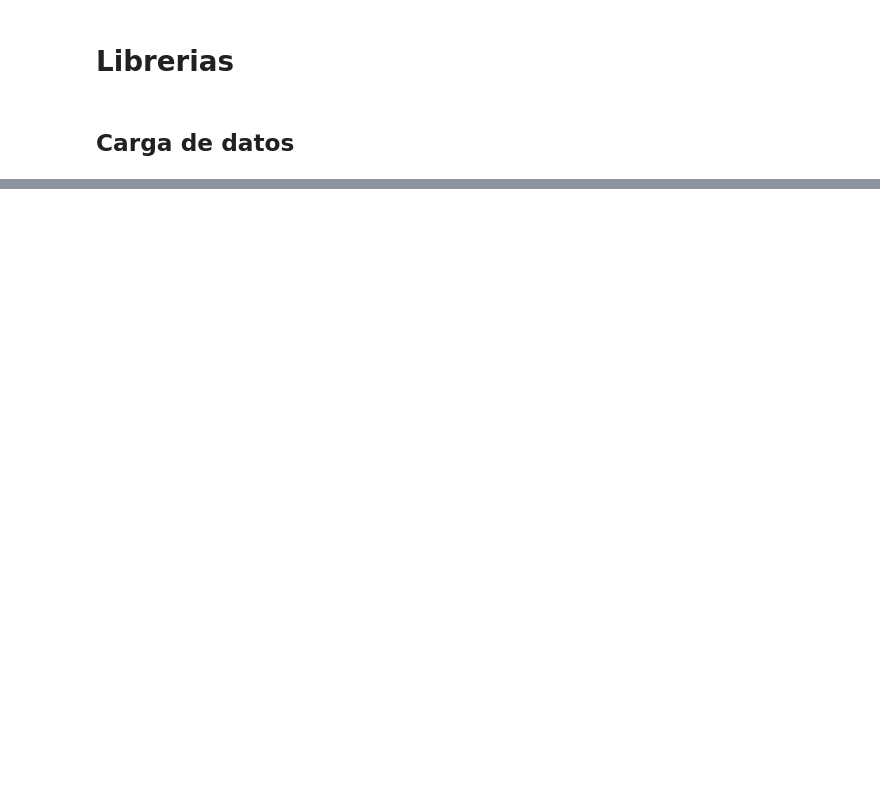
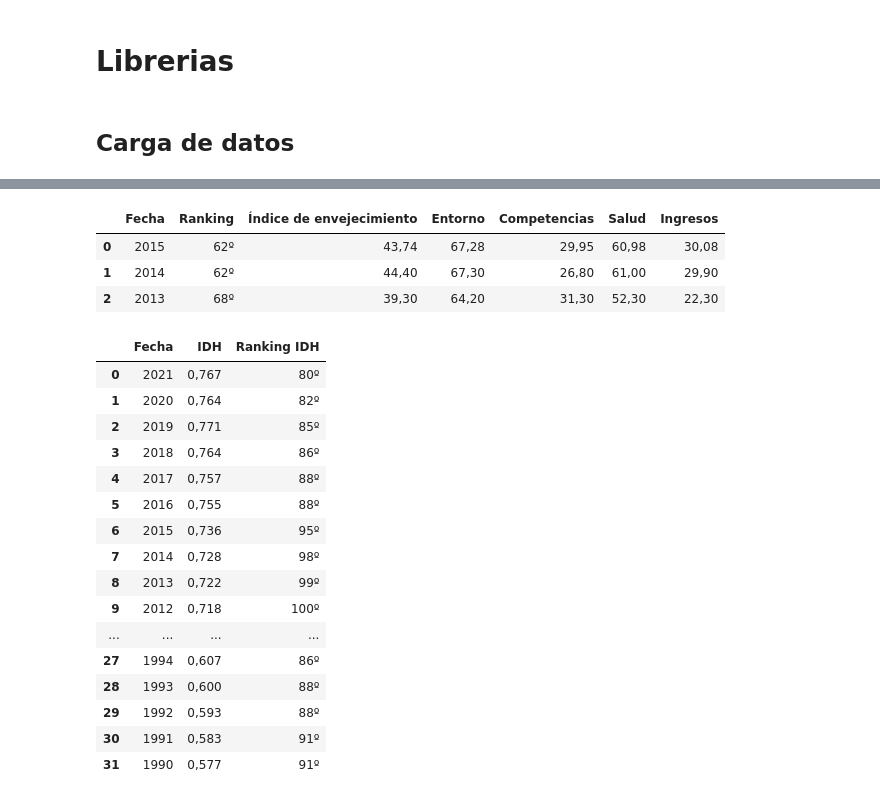
Before and after one commit to MoisesAlmz/Proyecto-Samsung, a Jupyter notebook: Viejicidad_en_RD.ipynb, the cells around one changed output, grey strips where cells are left out. Cells and saved outputs as stored; diff of their text form; code cells hidden in the pictures; blank space fills up the shorter version.

```diff
--- a/Viejicidad_en_RD.ipynb
+++ b/Viejicidad_en_RD.ipynb
@@ -27,0 +151,33 @@ read_data_excel
+# %%
+#Hoja 7, IGE
+
+read_data_excel = pd.read_excel(r"C:\Users\Moises Almanzar\Desktop\Proyecto Samsung\Indice global de envejecimiento.xlsx")
+read_data_excel
+# %% [output]
+|  | Fecha | Ranking | Índice de envejecimiento | Entorno | Competencias | Salud | Ingresos |
+| 0 | 2015 | 62º | 43,74 | 67,28 | 29,95 | 60,98 | 30,08 |
+| 1 | 2014 | 62º | 44,40 | 67,30 | 26,80 | 61,00 | 29,90 |
+| 2 | 2013 | 68º | 39,30 | 64,20 | 31,30 | 52,30 | 22,30 |
+# %%
+#Hoja 8, IDH
+
+read_data_excel = pd.read_excel(r"C:\Users\Moises Almanzar\Desktop\Proyecto Samsung\IDH.xlsx")
+read_data_excel
+# %% [output]
+|  | Fecha | IDH | Ranking IDH |
+| 0 | 2021 | 0,767 | 80º |
+| 1 | 2020 | 0,764 | 82º |
+| 2 | 2019 | 0,771 | 85º |
+| 3 | 2018 | 0,764 | 86º |
+| 4 | 2017 | 0,757 | 88º |
+| 5 | 2016 | 0,755 | 88º |
+| 6 | 2015 | 0,736 | 95º |
+| 7 | 2014 | 0,728 | 98º |
+| 8 | 2013 | 0,722 | 99º |
+| 9 | 2012 | 0,718 | 100º |
+| ... | ... | ... | ... |
+| 27 | 1994 | 0,607 | 86º |
+| 28 | 1993 | 0,600 | 88º |
+| 29 | 1992 | 0,593 | 88º |
+| 30 | 1991 | 0,583 | 91º |
+| 31 | 1990 | 0,577 | 91º |
```
Also changed, not shown: parts of 8 cells of this notebook, 9 other files.
